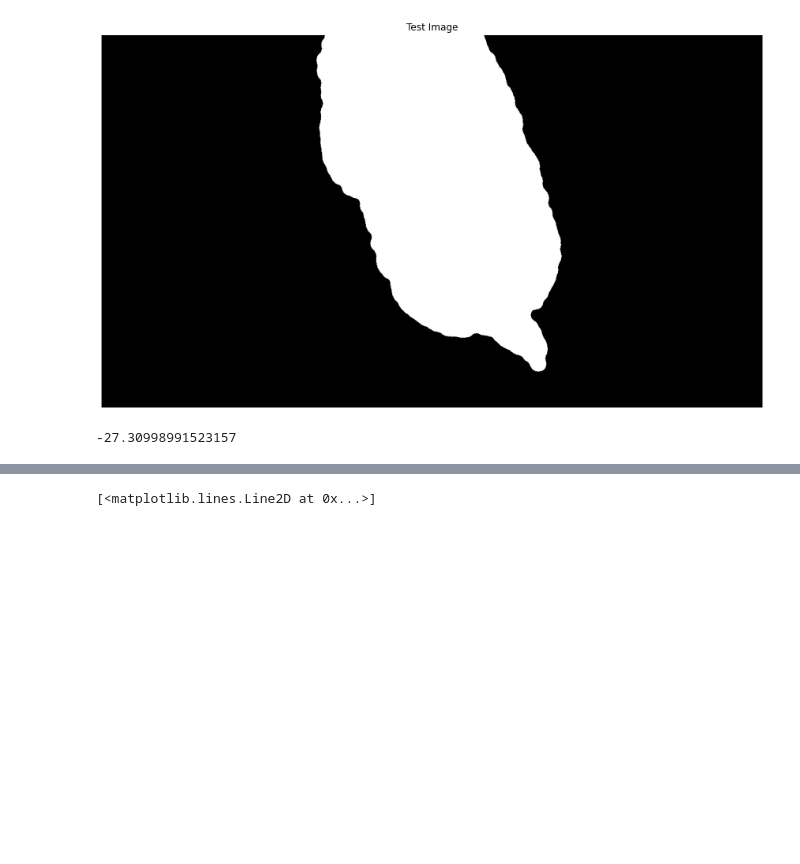
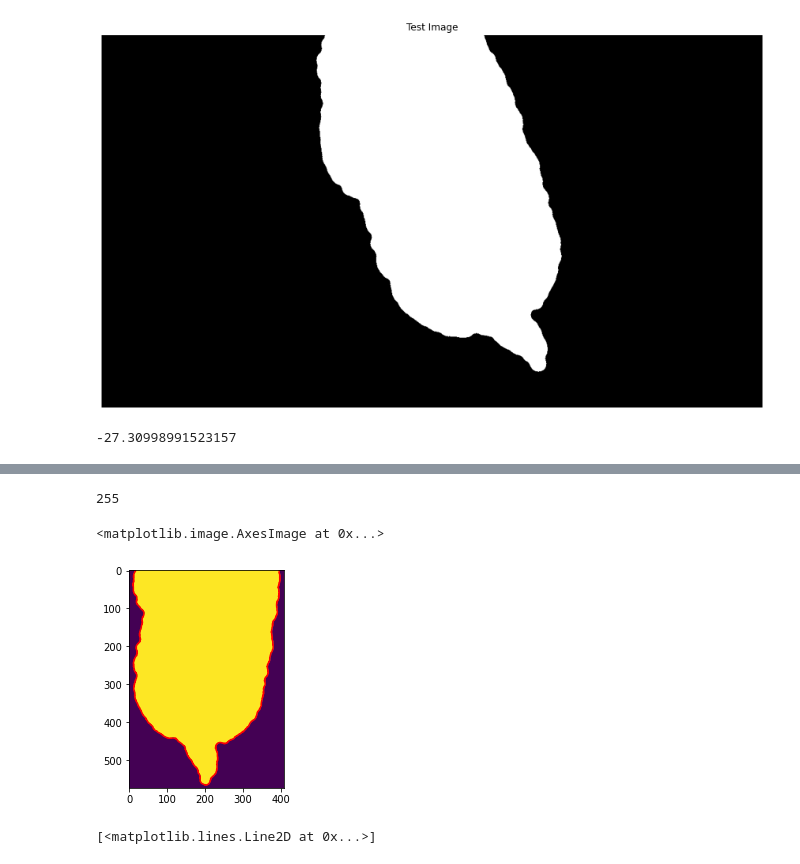
Before and after one commit to zwinkler/Automated-BCS, a Jupyter notebook: Automated BCS.ipynb, the cells around one changed output, grey strips where cells are left out. Cells and saved outputs as stored; diff of their text form; code cells hidden in the pictures; blank space fills up the shorter version.

```diff
--- a/Automated BCS.ipynb
+++ b/Automated BCS.ipynb
@@ -290,3 +357,12 @@ plt.axis('off')
+# %%
+B=skimage.measure.find_contours(b_cow,0.8,'high')[0]
+print(np.max(cropped_cow))
+plt.plot(B[:, 1], B[:, 0], 'red')
+plt.imshow(cropped_cow)
+# %% [output]
+255
+<matplotlib.image.AxesImage at 0x...>
+[figure, added]
 # %%
 #------------------------Getting fourier descriptors-----------------------
 
```
Also changed, not shown: parts of 5 cells of this notebook.
